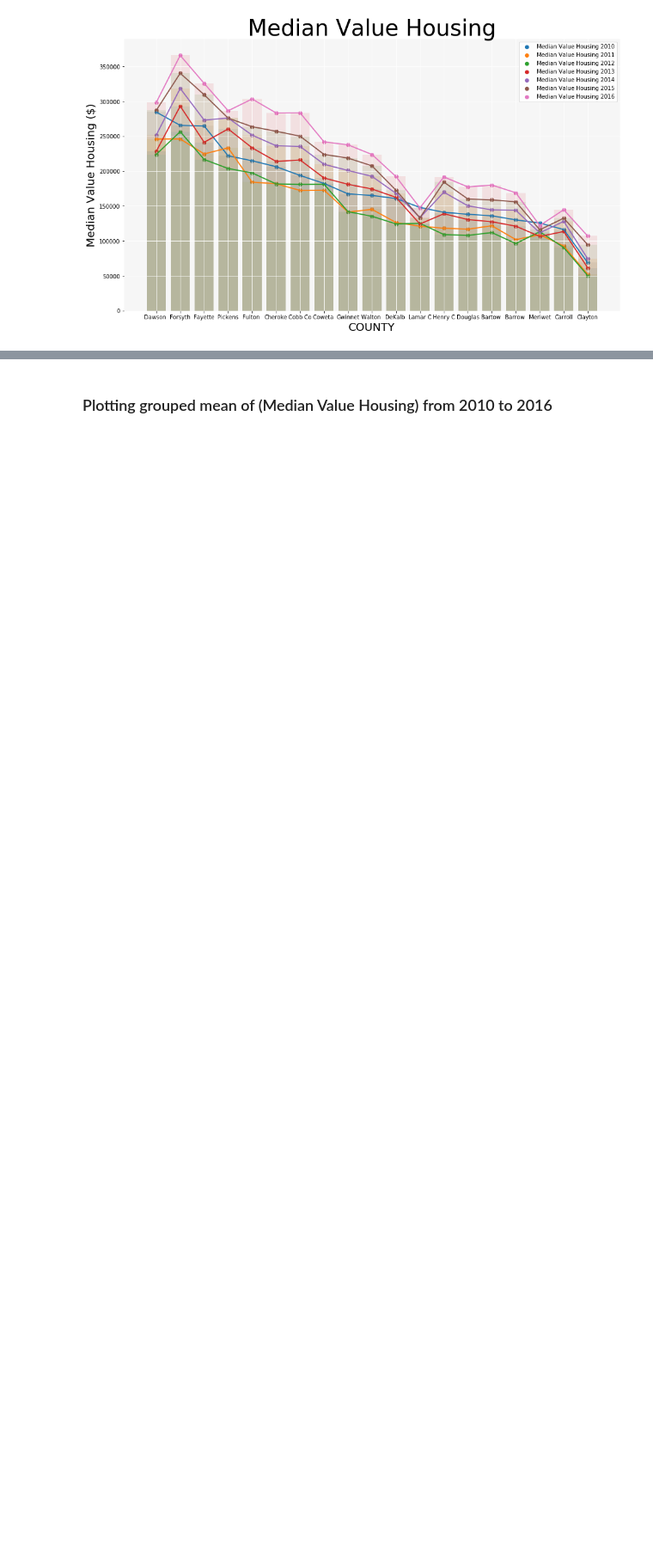
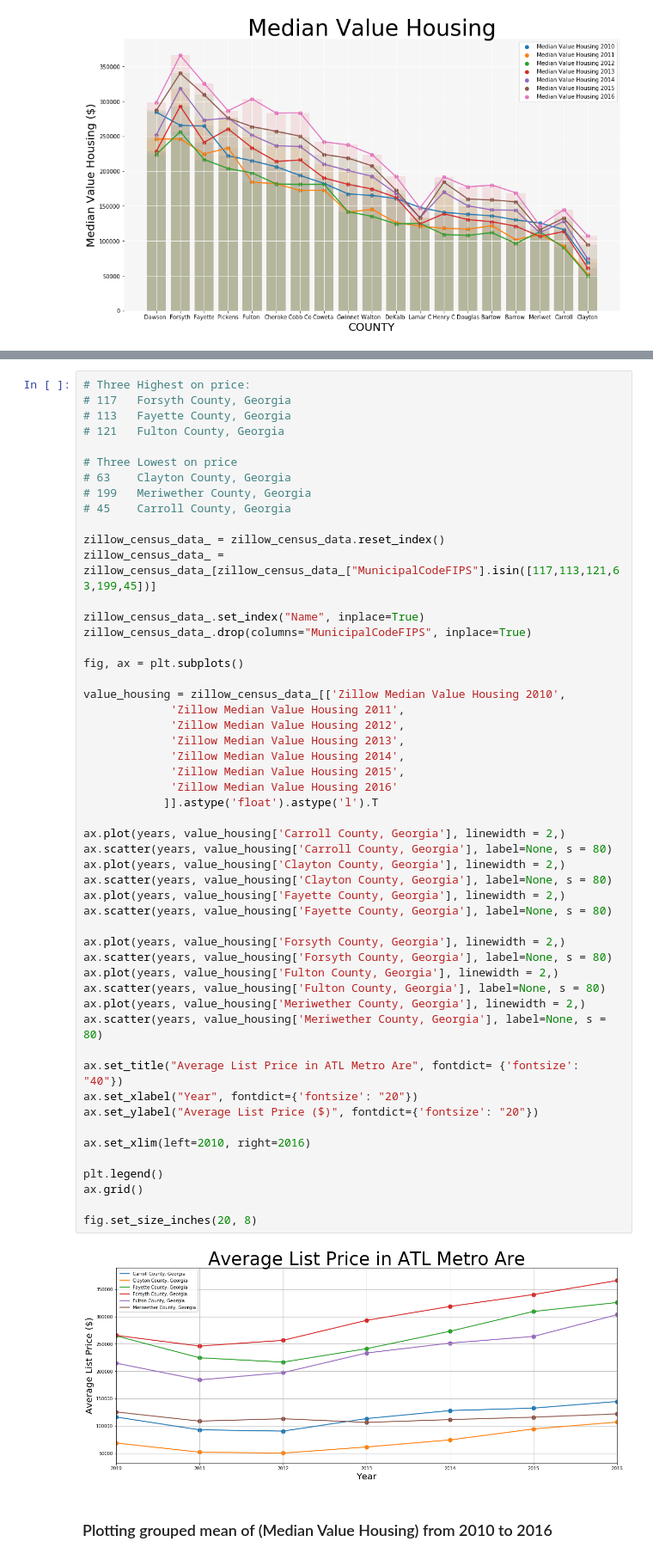
Before and after one commit to ricleongo/HousePricePredict, a Jupyter notebook: data_exploration.ipynb, the cells around one changed output, grey strips where cells are left out. Shown at 86% size. Cells and saved outputs as stored; diff of their text form; blank space fills up the shorter version.

```diff
--- a/data_exploration.ipynb
+++ b/data_exploration.ipynb
@@ -273,3 +281,57 @@ fig.savefig('./images/housing_data_by_year.png')
+# %%
+# Three Highest on price:
+# 117	Forsyth County, Georgia
+# 113	Fayette County, Georgia
+# 121	Fulton County, Georgia
+
+# Three Lowest on price
+# 63	Clayton County, Georgia
+# 199	Meriwether County, Georgia
+# 45	Carroll County, Georgia
+
+zillow_census_data_ = zillow_census_data.reset_index()
+zillow_census_data_ = zillow_census_data_[zillow_census_data_["MunicipalCodeFIPS"].isin([117,113,121,63,199,45])]
+
+zillow_census_data_.set_index("Name", inplace=True)
+zillow_census_data_.drop(columns="MunicipalCodeFIPS", inplace=True)
+
+fig, ax = plt.subplots()
+
+value_housing = zillow_census_data_[['Zillow Median Value Housing 2010',
+             'Zillow Median Value Housing 2011',
+             'Zillow Median Value Housing 2012',
+             'Zillow Median Value Housing 2013',
+             'Zillow Median Value Housing 2014',
+             'Zillow Median Value Housing 2015',
+             'Zillow Median Value Housing 2016'
+            ]].astype('float').astype('l').T
+
+ax.plot(years, value_housing['Carroll County, Georgia'], linewidth = 2,)
+ax.scatter(years, value_housing['Carroll County, Georgia'], label=None, s = 80)
+ax.plot(years, value_housing['Clayton County, Georgia'], linewidth = 2,)
+ax.scatter(years, value_housing['Clayton County, Georgia'], label=None, s = 80)
+ax.plot(years, value_housing['Fayette County, Georgia'], linewidth = 2,)
+ax.scatter(years, value_housing['Fayette County, Georgia'], label=None, s = 80)
+
+ax.plot(years, value_housing['Forsyth County, Georgia'], linewidth = 2,)
+ax.scatter(years, value_housing['Forsyth County, Georgia'], label=None, s = 80)
+ax.plot(years, value_housing['Fulton County, Georgia'], linewidth = 2,)
+ax.scatter(years, value_housing['Fulton County, Georgia'], label=None, s = 80)
+ax.plot(years, value_housing['Meriwether County, Georgia'], linewidth = 2,)
+ax.scatter(years, value_housing['Meriwether County, Georgia'], label=None, s = 80)
+
+ax.set_title("Average List Price in ATL Metro Are", fontdict= {'fontsize': "40"})
+ax.set_xlabel("Year", fontdict={'fontsize': "20"})
+ax.set_ylabel("Average List Price ($)", fontdict={'fontsize': "20"})
+
+ax.set_xlim(left=2010, right=2016)
+
+plt.legend()
+ax.grid()
+
+fig.set_size_inches(20, 8)
+# %% [output]
+[figure, added]
 # %% [markdown]
 ### Plotting grouped mean of (Median Value Housing) from 2010 to 2016
 # %%
```
Also changed, not shown: parts of 11 cells of this notebook, 13 other files.
